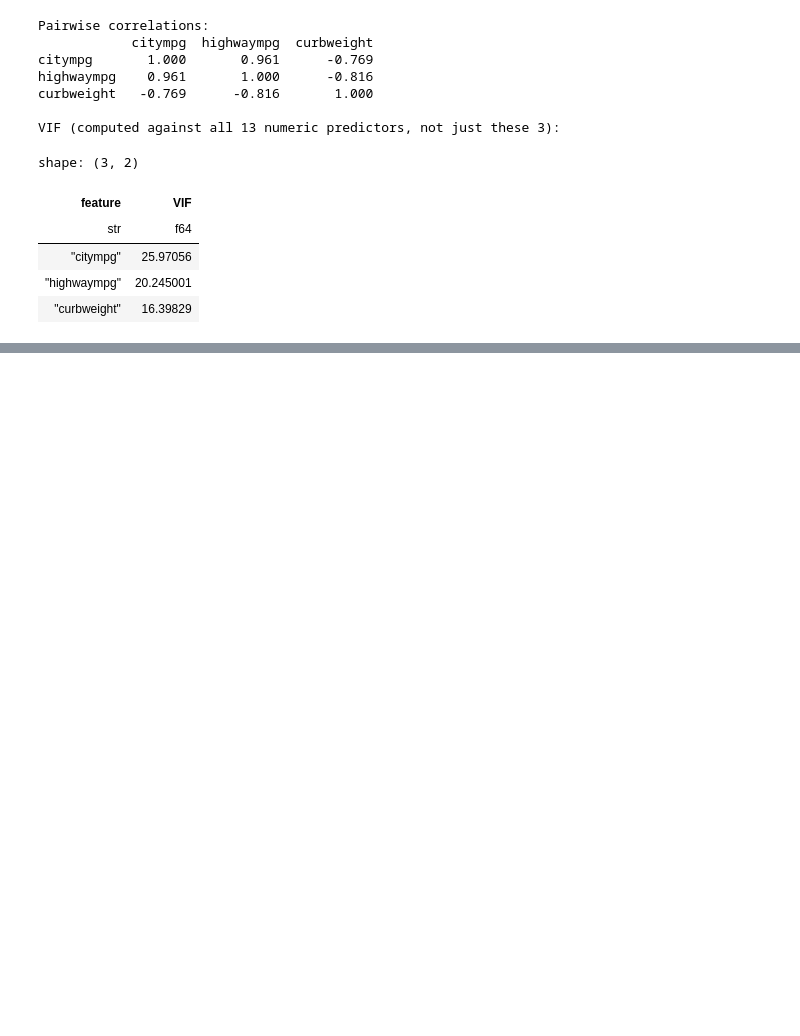
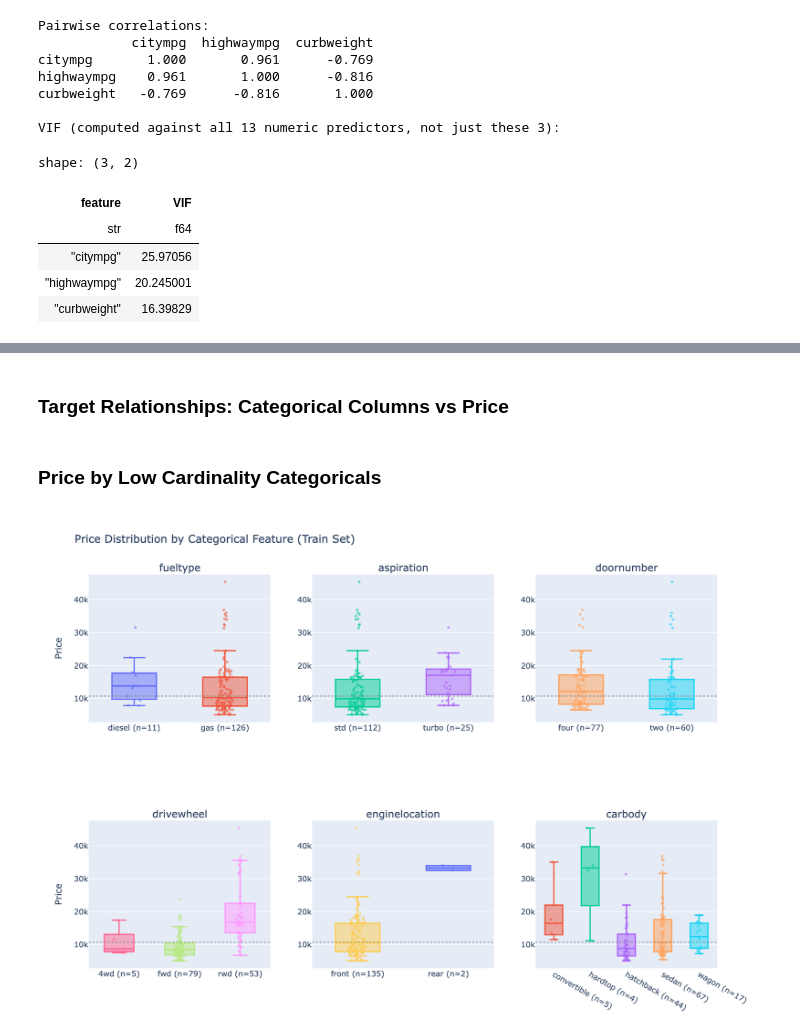
Before and after one commit to yubrajparajuli/car-price-regularization, a Jupyter notebook: notebook/01_data_understanding.ipynb, the cells around one changed output, grey strips where cells are left out. Drawn from its saved outputs; the diff is of its cells as text; code cells hidden in the pictures; blank space fills up the shorter version.

```diff
--- a/notebook/01_data_understanding.ipynb
+++ b/notebook/01_data_understanding.ipynb
@@ -725,0 +800,53 @@ shape: (3, 2)
+# %% [markdown]
+### Target Relationships: Categorical Columns vs Price
+# %%
+target_cols = [
+    "fueltype", "aspiration", "doornumber", "carbody", "drivewheel",
+    "enginelocation", "enginetype", "cylindernumber", "fuelsystem",
+    "symboling", "brand"
+]
+
+train_with_target = X_train.select(target_cols).with_columns(y_train["price"])
+# %% [markdown]
+### Price by Low Cardinality Categoricals
+# %%
+low_card_cols = ["fueltype", "aspiration", "doornumber", "drivewheel", "enginelocation", "carbody"]
+
+fig = make_subplots(rows=2, cols=3, subplot_titles=low_card_cols)
+positions = [(1, 1), (1, 2), (1, 3), (2, 1), (2, 2), (2, 3)]
+
+overall_median = train_with_target["price"].median()
+
+for col, (row, col_pos) in zip(low_card_cols, positions):
+    categories = sorted(train_with_target[col].unique().to_list())
+    for category in categories:
+        subset = train_with_target.filter(pl.col(col) == category)
+        n = subset.height
+        fig.add_trace(
+            go.Box(
+                y=subset["price"],
+                name=f"{category} (n={n})",
+                boxpoints="all",
+                jitter=0.4,
+                pointpos=0,
+                marker=dict(size=4, opacity=0.6),
+                showlegend=False
+            ),
+            row=row, col=col_pos
+        )
+    fig.add_hline(
+        y=overall_median, line_dash="dot", line_color="gray",
+        opacity=0.6, row=row, col=col_pos
+    )
+
+fig.update_layout(
+    title="Price Distribution by Categorical Feature (Train Set)",
+    height=800,
+    width=1150
+)
+fig.update_yaxes(title_text="Price", col=1)
+
+fig.write_image("../reports/figures/07_price_by_low_card_categoricals.png")
+fig.show()
+# %% [output]
+[figure, added]
```
Also changed, not shown: parts of 16 cells of this notebook.
